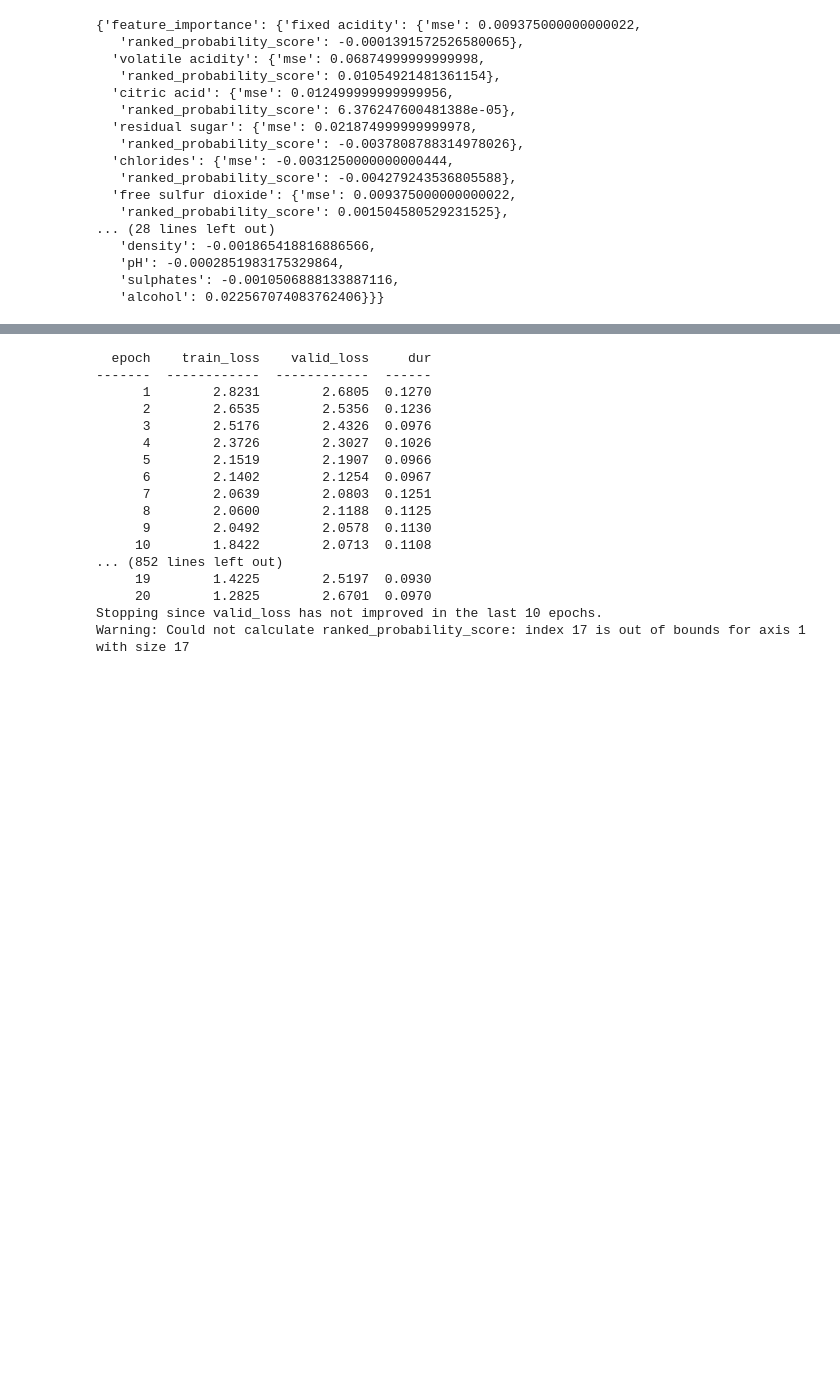
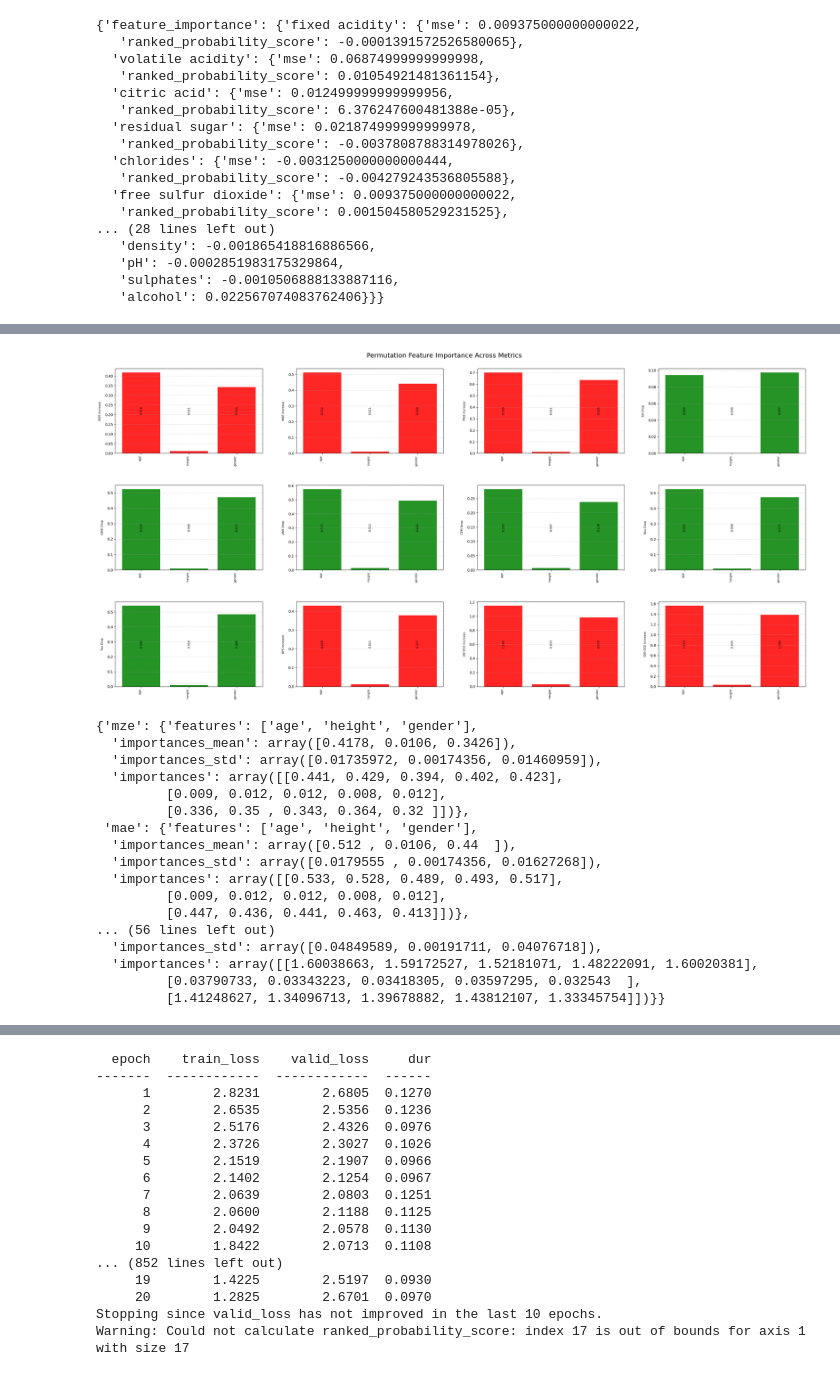
Before and after one commit to JWzero/ordinal_xai, a Jupyter notebook: ordinal_xai/test.ipynb, the cells around one changed output, grey strips where cells are left out. Cells and saved outputs as stored; diff of their text form; code cells hidden in the pictures; blank space fills up the shorter version.

```diff
--- a/ordinal_xai/test.ipynb
+++ b/ordinal_xai/test.ipynb
@@ -318,0 +602,33 @@ evaluate_model(model,X,y)
+# %%
+from ordinal_xai.interpretation import PFI
+from ordinal_xai.models import OBD
+from ordinal_xai.utils import load_data
+
+X,y = load_data("data/dummy.csv")
+
+model = OBD(base_classifier="rf")
+
+model.fit(X,y)
+
+interpretation = PFI(model,X,y)
+
+interpretation.explain(plot=True)
+# %% [output]
+[figure, added]
+{'mze': {'features': ['age', 'height', 'gender'],
+  'importances_mean': array([0.4178, 0.0106, 0.3426]),
+  'importances_std': array([0.01735972, 0.00174356, 0.01460959]),
+  'importances': array([[0.441, 0.429, 0.394, 0.402, 0.423],
+         [0.009, 0.012, 0.012, 0.008, 0.012],
+         [0.336, 0.35 , 0.343, 0.364, 0.32 ]])},
+ 'mae': {'features': ['age', 'height', 'gender'],
+  'importances_mean': array([0.512 , 0.0106, 0.44  ]),
+  'importances_std': array([0.0179555 , 0.00174356, 0.01627268]),
+  'importances': array([[0.533, 0.528, 0.489, 0.493, 0.517],
+         [0.009, 0.012, 0.012, 0.008, 0.012],
+         [0.447, 0.436, 0.441, 0.463, 0.413]])},
+... (56 lines left out)
+  'importances_std': array([0.04849589, 0.00191711, 0.04076718]),
+  'importances': array([[1.60038663, 1.59172527, 1.52181071, 1.48222091, 1.60020381],
+         [0.03790733, 0.03343223, 0.03418305, 0.03597295, 0.032543  ],
+         [1.41248627, 1.34096713, 1.39678882, 1.43812107, 1.33345754]])}}
```
Also changed, not shown: parts of 21 cells of this notebook, 2 other files.
